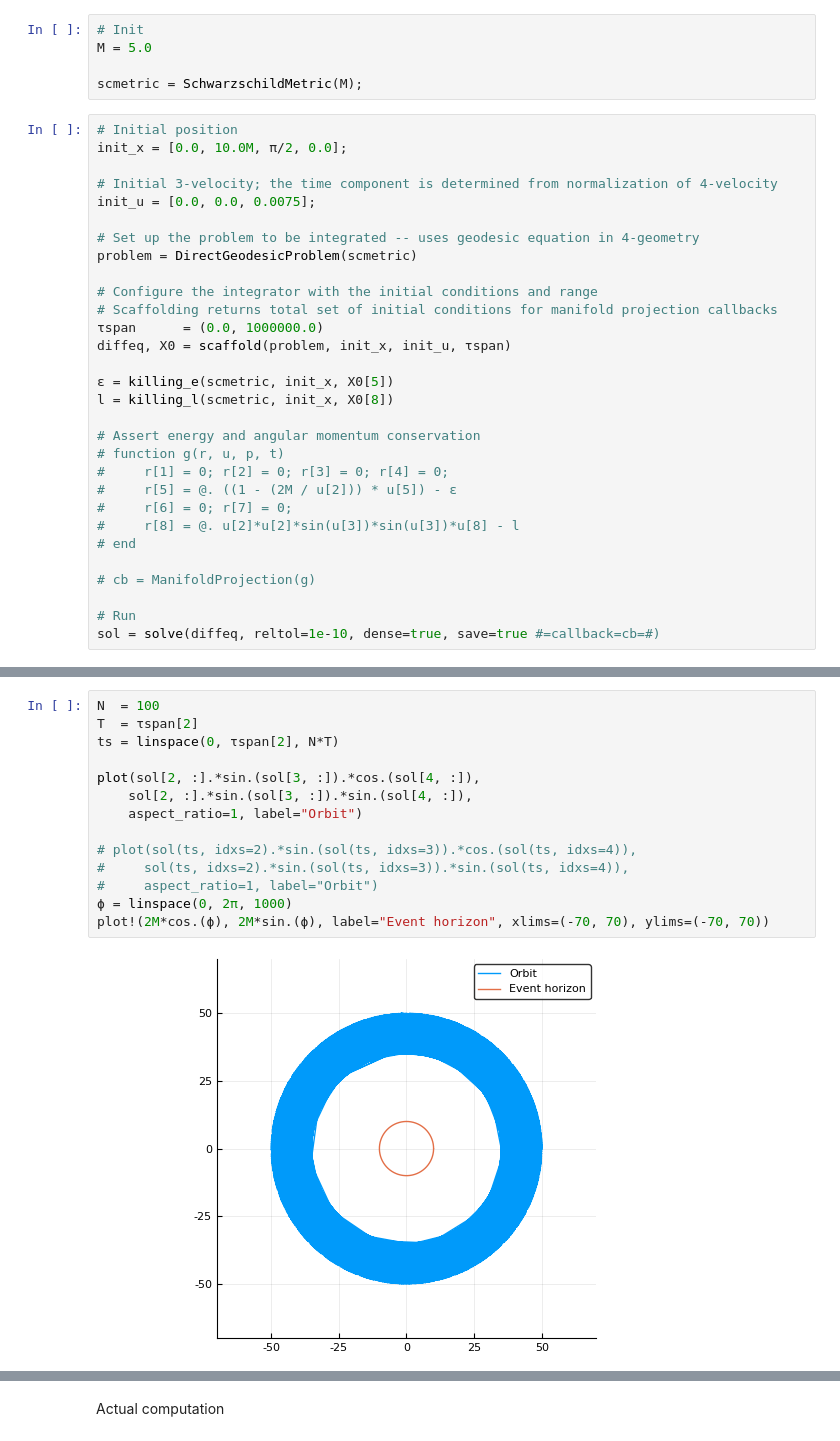
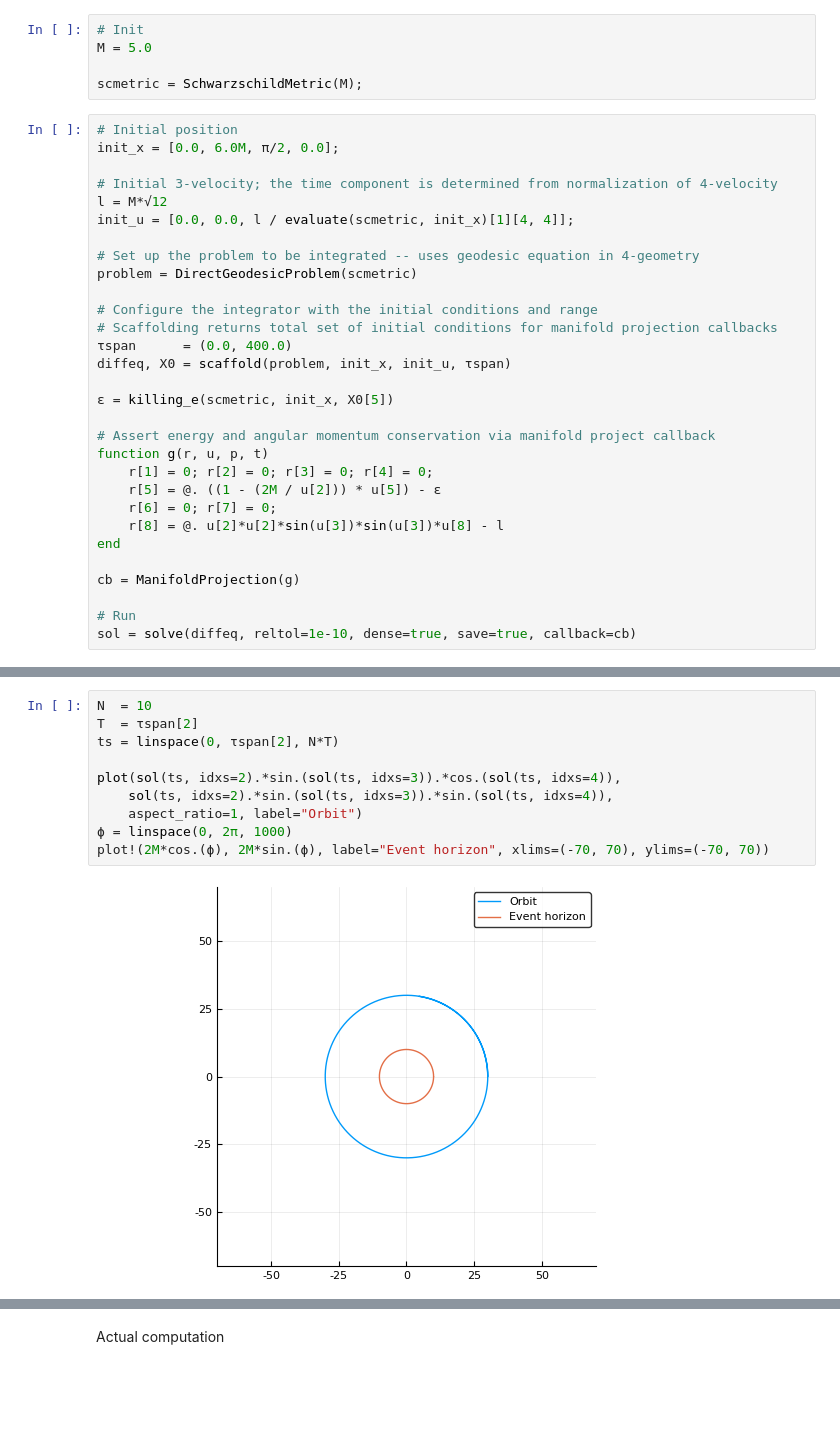
Before and after one commit to psanker/gr-project, a Jupyter notebook: tests.ipynb, the cells around one changed output, grey strips where cells are left out. Cells and saved outputs as stored; diff of their text form; blank space fills up the shorter version.

```diff
--- a/tests.ipynb
+++ b/tests.ipynb
@@ -13,34 +17,34 @@ M = 5.0
 scmetric = SchwarzschildMetric(M);
 # %%
 # Initial position
-init_x = [0.0, 10.0M, π/2, 0.0];
+init_x = [0.0, 6.0M, π/2, 0.0];
 
 # Initial 3-velocity; the time component is determined from normalization of 4-velocity
-init_u = [0.0, 0.0, 0.0075];
+l = M*√12
+init_u = [0.0, 0.0, l / evaluate(scmetric, init_x)[1][4, 4]];
 
 # Set up the problem to be integrated -- uses geodesic equation in 4-geometry
 problem = DirectGeodesicProblem(scmetric)
 
 # Configure the integrator with the initial conditions and range
 # Scaffolding returns total set of initial conditions for manifold projection callbacks
-τspan      = (0.0, 1000000.0)
+τspan      = (0.0, 400.0)
 diffeq, X0 = scaffold(problem, init_x, init_u, τspan)
 
 ε = killing_e(scmetric, init_x, X0[5])
-l = killing_l(scmetric, init_x, X0[8])
 
-# Assert energy and angular momentum conservation
-# function g(r, u, p, t)
-#     r[1] = 0; r[2] = 0; r[3] = 0; r[4] = 0;
-#     r[5] = @. ((1 - (2M / u[2])) * u[5]) - ε
-#     r[6] = 0; r[7] = 0;
-#     r[8] = @. u[2]*u[2]*sin(u[3])*sin(u[3])*u[8] - l
-# end
+# Assert energy and angular momentum conservation via manifold project callback
+function g(r, u, p, t)
+    r[1] = 0; r[2] = 0; r[3] = 0; r[4] = 0;
+    r[5] = @. ((1 - (2M / u[2])) * u[5]) - ε
+    r[6] = 0; r[7] = 0;
+    r[8] = @. u[2]*u[2]*sin(u[3])*sin(u[3])*u[8] - l
+end
 
-# cb = ManifoldProjection(g)
+cb = ManifoldProjection(g)
 
 # Run
-sol = solve(diffeq, reltol=1e-10, dense=true, save=true #=callback=cb=#)
+sol = solve(diffeq, reltol=1e-10, dense=true, save=true, callback=cb)
 # %% [output]
 retcode: Success
 Interpolation: 3rd order Hermite
@@ -62,16 +66,12 @@ t: 6633-element Array{Float64,1}:
 # %%
-N  = 100
+N  = 10
 T  = τspan[2]
 ts = linspace(0, τspan[2], N*T)
 
-plot(sol[2, :].*sin.(sol[3, :]).*cos.(sol[4, :]),
-    sol[2, :].*sin.(sol[3, :]).*sin.(sol[4, :]),
+plot(sol(ts, idxs=2).*sin.(sol(ts, idxs=3)).*cos.(sol(ts, idxs=4)),
+    sol(ts, idxs=2).*sin.(sol(ts, idxs=3)).*sin.(sol(ts, idxs=4)),
     aspect_ratio=1, label="Orbit")
-
-# plot(sol(ts, idxs=2).*sin.(sol(ts, idxs=3)).*cos.(sol(ts, idxs=4)),
-#     sol(ts, idxs=2).*sin.(sol(ts, idxs=3)).*sin.(sol(ts, idxs=4)),
-#     aspect_ratio=1, label="Orbit")
 ϕ = linspace(0, 2π, 1000)
 plot!(2M*cos.(ϕ), 2M*sin.(ϕ), label="Event horizon", xlims=(-70, 70), ylims=(-70, 70))
 # %% [output]
-[figure, old version]
+[figure, new version]
```
Also changed, not shown: parts of 7 cells of this notebook.
